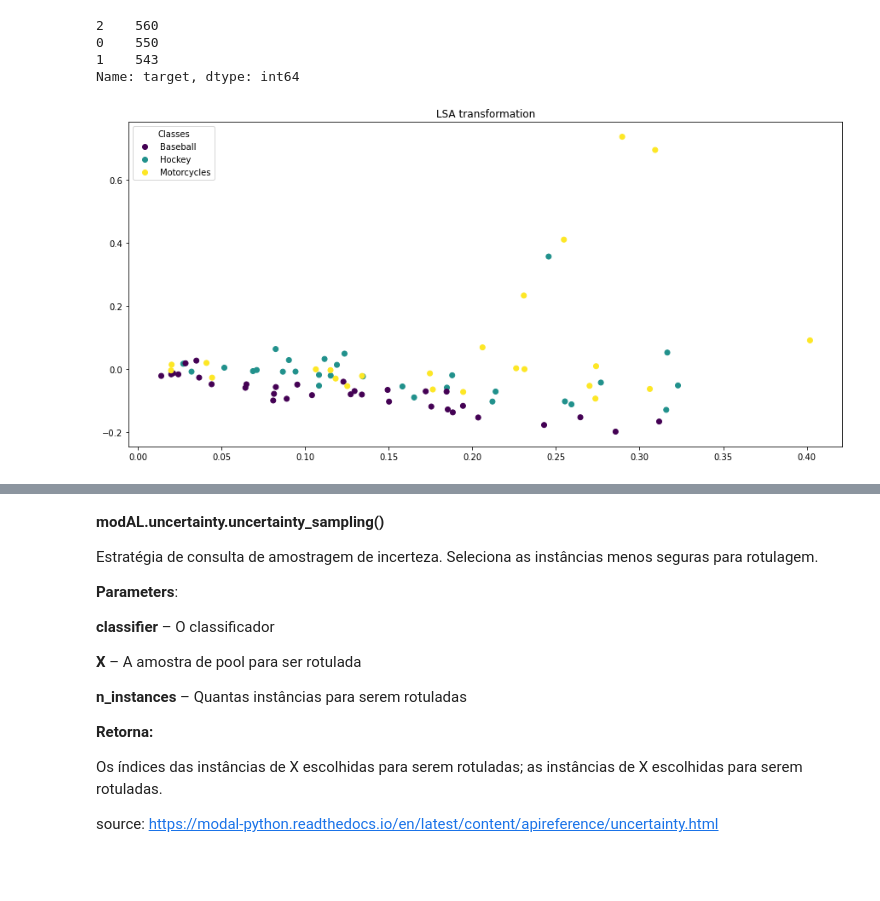
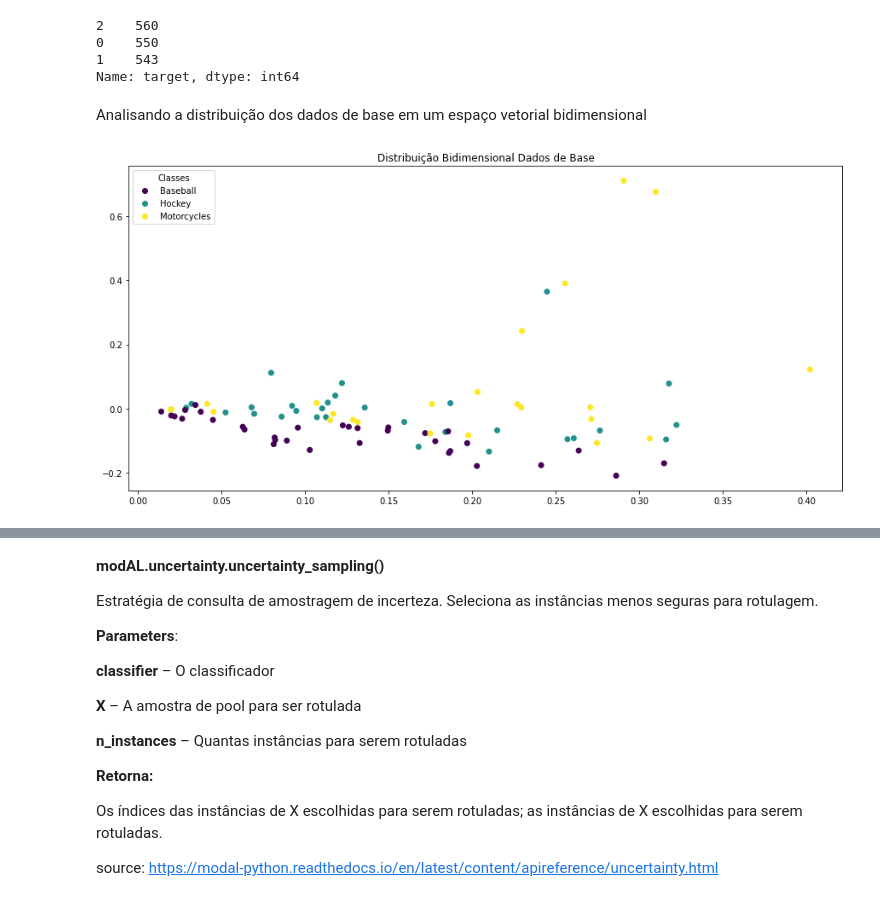
Before and after one commit to luizomatias/active_learning, a Jupyter notebook: notebooks/active_learning_text_classification.ipynb, the cells around one changed output, grey strips where cells are left out. Saved outputs shown, nothing was run; the diff lists cells and outputs as text; code cells hidden in the pictures; blank space fills up the shorter version.

Commit message:
update text classification notebook

```diff
--- a/notebooks/active_learning_text_classification.ipynb
+++ b/notebooks/active_learning_text_classification.ipynb
@@ -30,5 +35,5 @@ twenty_train.target_names
 # %%
-train_data = pd.DataFrame(twenty_train.data, columns=['Text'])
-train_data['target'] = twenty_train.target
+raw_data = pd.DataFrame(twenty_raw.data, columns=['Text'])
+raw_data['target'] = twenty_raw.target
 test_data = pd.DataFrame(twenty_test.data, columns=['Text'])
 test_data['target'] = twenty_test.target
@@ -35,3 +42,4 @@ test_data['target'] = twenty_test.target
 # %%
-train_data['text_clean'] = list(map(clean_text, train_data['Text'].fillna('')))
+%%time
+raw_data['text_clean'] = list(map(clean_text, raw_data['Text'].fillna('')))
 test_data['text_clean'] = list(map(clean_text, test_data['Text'].fillna('')))
@@ -47,4 +60,4 @@ train_data.head()
 # %%
-train_data =  train_data[(train_data['text_clean'] != '') & (train_data['text_clean'] != ' ')].reset_index(drop=True)
+raw_data =  raw_data[(raw_data['text_clean'] != '') & (raw_data['text_clean'] != ' ')].reset_index(drop=True)
 test_data =  test_data[(test_data['text_clean'] != '') & (test_data['text_clean'] != ' ')].reset_index(drop=True)
 # %%
@@ -57,5 +72,5 @@ Name: target, dtype: int64
 # %%
-df_base, df_pool = train_test_split(train_data, test_size= 0.95, random_state=42)
+df_base, df_pool = train_test_split(raw_data, test_size= 0.95, random_state=42)
 # %%
 df_base.target.value_counts()
 # %% [output]
@@ -83,16 +88,6 @@ data = svd.fit_transform(X_base_sparse)
-# %%
-# Isolate the data we'll need for plotting.
-x_component, y_component = data[:, 0], data[:, 1]
-
-# Plot our dimensionality-reduced (via LSA) dataset.
-fig, ax = plt.subplots(figsize=(15,7))
-scatter = ax.scatter(x=x_component, y=y_component, c=df_base.target, cmap='viridis')
-classes = ['Baseball', 'Hockey', 'Motorcycles']
-
-legend1 = ax.legend(handles=scatter.legend_elements()[0], labels=classes,
-                    loc="upper left", title="Classes")
-handles, labels = scatter.legend_elements(prop="sizes", alpha=0.6)
-plt.title('LSA transformation')
-plt.show()
-# %% [output]
-[figure, removed]
+# %% [markdown]
+Analisando a distribuição dos dados de base em um espaço vetorial bidimensional
+# %%
+plot_distribution(df_base.text_clean, df_base.target, 'Distribuição Bidimensional Dados de Base')
+# %% [output]
+[figure, added]
```
Also changed, not shown: parts of 29 cells of this notebook.
